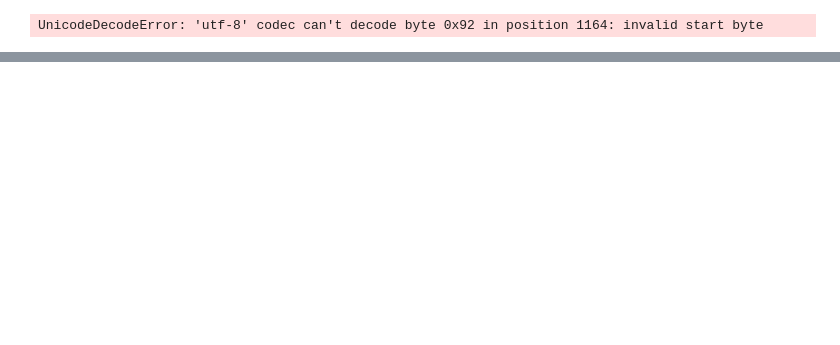
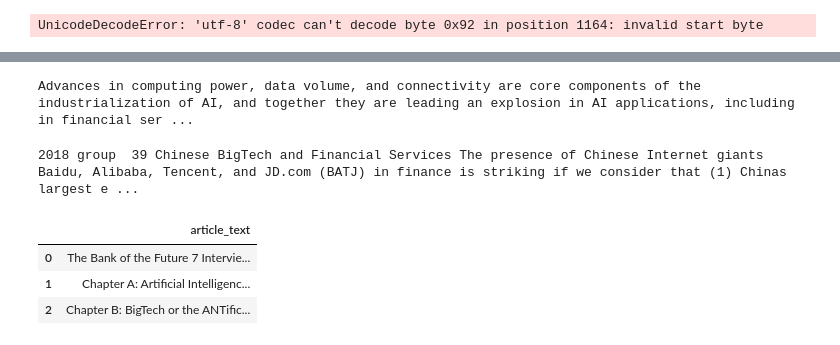
Before and after one commit to WeiJie96/GITSGxCity-Data-NLP, a Jupyter notebook: combined.ipynb, the cells around one changed output, grey strips where cells are left out. Drawn from its saved outputs; the diff is of its cells as text; code cells hidden in the pictures; blank space fills up the shorter version.

```diff
--- a/combined.ipynb
+++ b/combined.ipynb
@@ -55,7 +55,7 @@ def remove_global_redundancies(txt):
 
     return txt
 # %%
-path = './Disruptive Innovation Text/*.txt'
+path = './Actual - Bank of the Future Text/*.txt'
 files = glob.glob(path)
 # iterate over the list getting each file
 articles_list = []
@@ -290,0 +377,15 @@ print(summarize_alg(df.iloc[0,0],'FREQ_TABLE.pickle'))
+# %%
+print(summarize_alg(df.iloc[1,0],'FREQ_TABLE.pickle'))
+# %% [output]
+Advances in computing power, data volume, and connectivity are core components of the industrialization of AI, and together they are leading an explosion in AI applications, including in financial ser ...
+# %%
+print(summarize_alg(df.iloc[2,0],'FREQ_TABLE.pickle'))
+# %% [output]
+2018 group  39 Chinese BigTech and Financial Services The presence of Chinese Internet giants Baidu, Alibaba, Tencent, and JD.com (BATJ) in finance is striking if we consider that (1) Chinas largest e ...
+# %%
+df
+# %% [output]
+|  | article_text |
+| 0 | The Bank of the Future 7 Intervie... |
+| 1 | Chapter A: Artificial Intelligenc... |
+| 2 | Chapter B: BigTech or the ANTific... |
```
Also changed, not shown: parts of 7 cells of this notebook, 4 other files.
